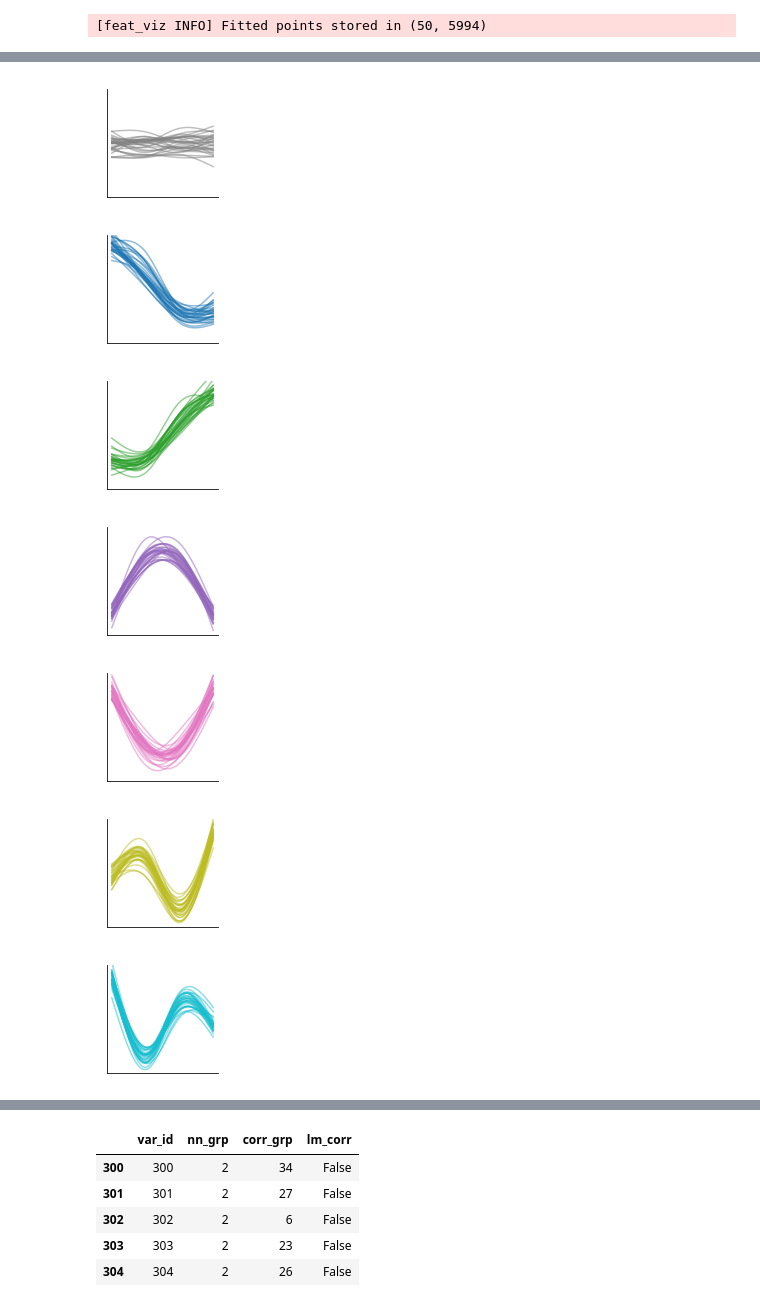
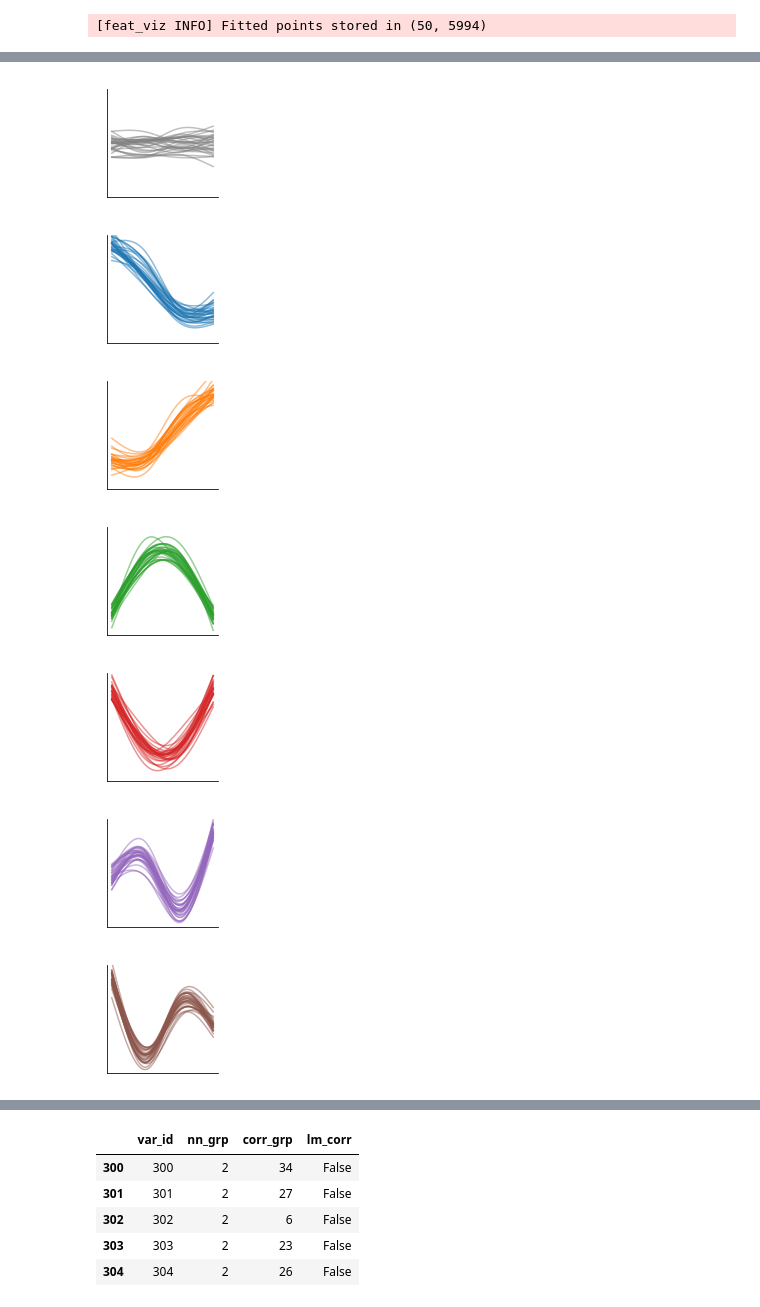
Before and after one commit to yashpatel5400/gliss, a Jupyter notebook: notebooks/analysis_toy_feat_clust_corr.ipynb, the cells around one changed output, grey strips where cells are left out. Saved outputs shown, nothing was run; the diff lists cells and outputs as text; code cells hidden in the pictures.

Commit message:
cleaned up real data analysis

```diff
--- a/notebooks/analysis_toy_feat_clust_corr.ipynb
+++ b/notebooks/analysis_toy_feat_clust_corr.ipynb
@@ -183,0 +148,36 @@ dict_keys(['lam_init', 'lam_update', 'p_vals', 'rejections'])
+# %%
+fontsize = 12
+n_reg = 3
+mat_list = ["coeffient", "expression"]
+n_met = len(mat_list)
+fig, axes = plt.subplots(n_met, n_reg, figsize=(3*n_reg, 2.5*n_met))
+for i, regime in enumerate(np.arange(n_reg)[::-1]):
+    sim_params = get_corr_sim(regime=regime)
+    ddir = sim_params['sim_dir']
+    fns = {
+        'data_dict': os.path.join(ddir, 'data_dict.pkl'),
+        'var_df': os.path.join(ddir, 'var_df.csv'),
+        'result': os.path.join(ddir, 'method_result.pkl'),
+        'coeff_mtx': os.path.join(ddir, 'coeff_matrix.npy'),
+        'embed_dict': os.path.join(ddir, 'embed_dict.pkl'),
+    }
+    var_df = load_data_from_file(fns['var_df'], 'csv')
+    embed_dict = load_data_from_file(fns['embed_dict'], 'pkl')
+
+    sel = 'all'
+    for j, mat in enumerate(mat_list):
+        if mat == 'coeffient':
+            sel = 'rejected'
+        else:
+            sel = 'all'
+        name = "{}_{}".format(sel, mat)
+        plt_df = embed_dict[name]
+        ax = axes[j, i]
+        var_labs = var_df.loc[plt_df["id"]]['nn_grp'].values
+        lut = get_sim_color_map(np.unique(var_labs), palette='tab10')
+        plot_scatter_discrete(plt_df[["umap 1", "umap 2"]].values, var_labs, ax=ax, ms=1, cols=lut)
+        ax.set_xticks([])
+        ax.set_yticks([])
+        ax.set_xlabel("UMAP 1", fontsize=fontsize)
+        ax.set_ylabel("UMAP 2", fontsize=fontsize)
+plt.show()
@@ -209,34 +267,35 @@ var_df.head()
 # %%
 def plot_multi_curves(ax, x, y_mtx, **kwargs):
     assert len(x) == y_mtx.shape[0], "dimension mismatch"
     for i in range(y_mtx.shape[1]):
         ax.plot(x, y_mtx[:,i], **kwargs)
+lut = get_sim_color_map(np.unique(var_labs), palette='tab10')
+# for grp in range(1+max(np.unique(var_df.nn_grp))):
 
-# for grp in range(1+max(np.unique(var_df.nn_grp))):
 for grp in np.unique(var_df.nn_grp):
     ids = var_df.loc[var_df['nn_grp']==grp]['var_id']
     fig, ax = plt.subplots(1, 1, figsize=(2,2))
     # sub_sample:
     np.random.seed(10)
     ids = np.random.choice(ids, size=30)
     plot_multi_curves(ax, x_vals, fit_mtx[:, ids],
                       alpha=0.5, color=lut[grp])
     ax.set_xlabel(None)
     ax.set_ylabel(None)
     ax.set_xticks([], [])
     ax.set_yticks([], [])
     ax.set_ylim(-1.1,1.1)
     ax.spines['top'].set_visible(False)
     ax.spines['right'].set_visible(False)
     plt.show()
 # %% [output]
 [figure]
 [figure]
-[figure, old version]
+[figure, new version]
-[figure, old version]
+[figure, new version]
-[figure, old version]
+[figure, new version]
-[figure, old version]
+[figure, new version]
-[figure, old version]
+[figure, new version]
 # %%
 from plot_utils import get_sim_color_map, plot_col_color_heatmap
 from sklearn.metrics import pairwise_distances
```
Also changed, not shown: parts of 12 cells of this notebook, 14 other files.
